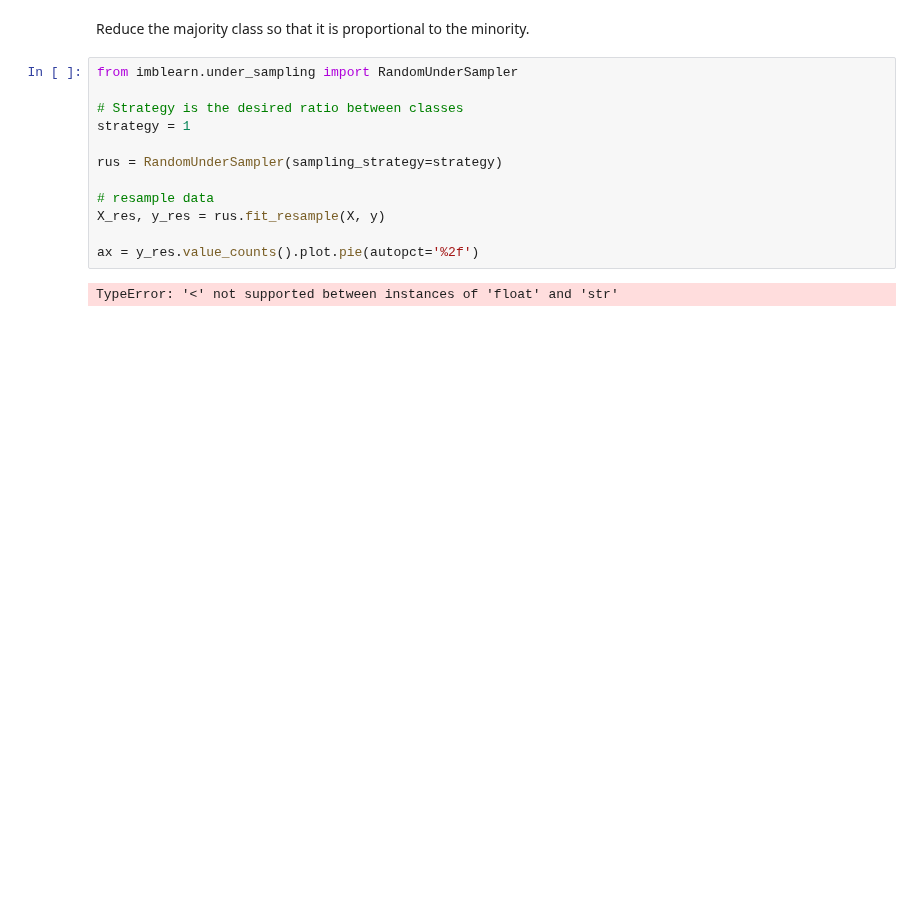
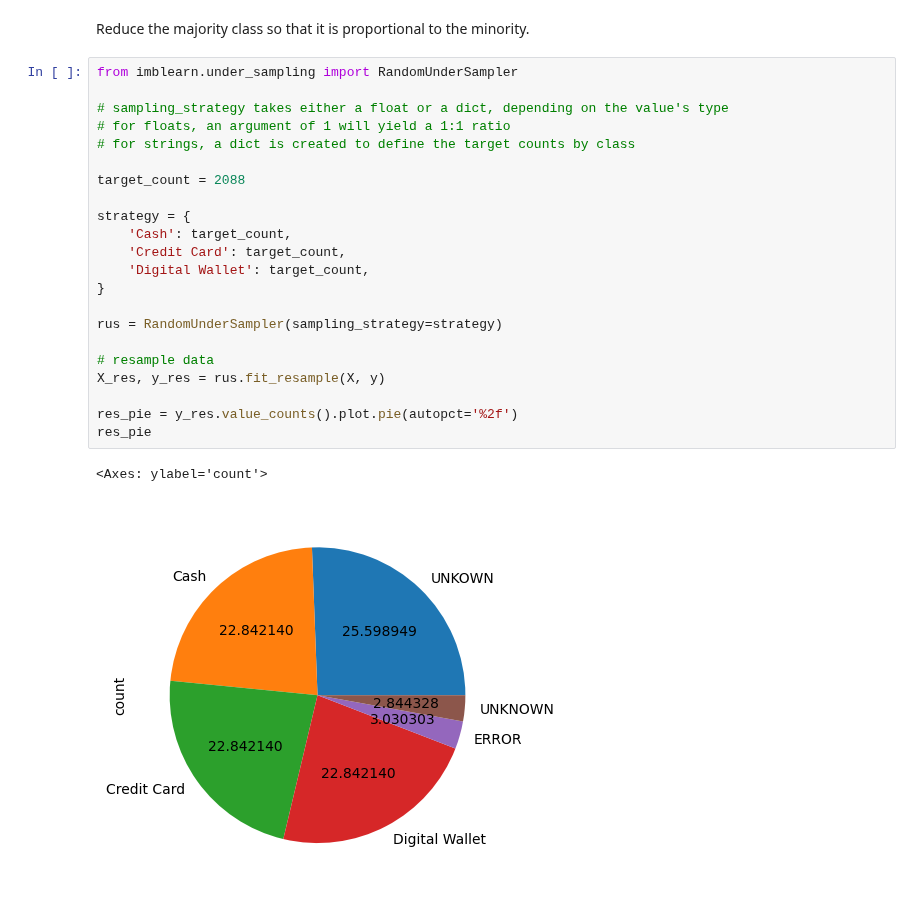
Before and after one commit to bodhichristian/python-basics, a Jupyter notebook: feature_engineering/feature_engineering.ipynb, the cells around one changed output. Drawn from its saved outputs; the diff is of its cells as text; blank space fills up the shorter version.

Commit message:
Add notes on random under-sampling

```diff
--- a/feature_engineering/feature_engineering.ipynb
+++ b/feature_engineering/feature_engineering.ipynb
@@ -284,14 +285,25 @@ Reduce the majority class so that it is proportional to the minority.
 # %%
 from imblearn.under_sampling import RandomUnderSampler
 
-# Strategy is the desired ratio between classes
-strategy = 1
+# sampling_strategy takes either a float or a dict, depending on the value's type
+# for floats, an argument of 1 will yield a 1:1 ratio
+# for strings, a dict is created to define the target counts by class
+
+target_count = 2088
+
+strategy = {
+    'Cash': target_count,
+    'Credit Card': target_count,
+    'Digital Wallet': target_count,
+}
 
 rus = RandomUnderSampler(sampling_strategy=strategy)
 
 # resample data
 X_res, y_res = rus.fit_resample(X, y)
 
-ax = y_res.value_counts().plot.pie(autopct='%2f')
+res_pie = y_res.value_counts().plot.pie(autopct='%2f')
+res_pie
 # %% [output]
-TypeError: '<' not supported between instances of 'float' and 'str'
+<Axes: ylabel='count'>
+[figure, added]
```
Also changed, not shown: parts of 3 cells of this notebook.
